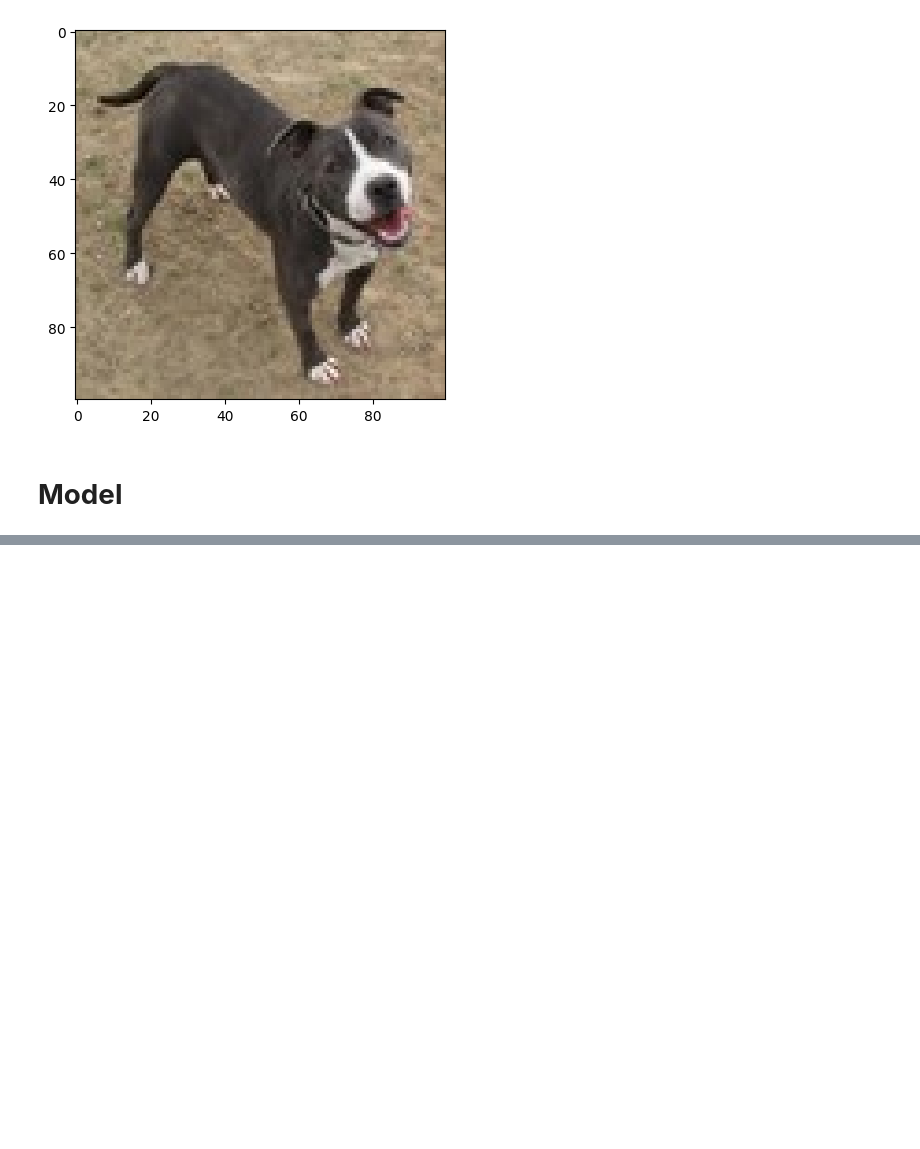
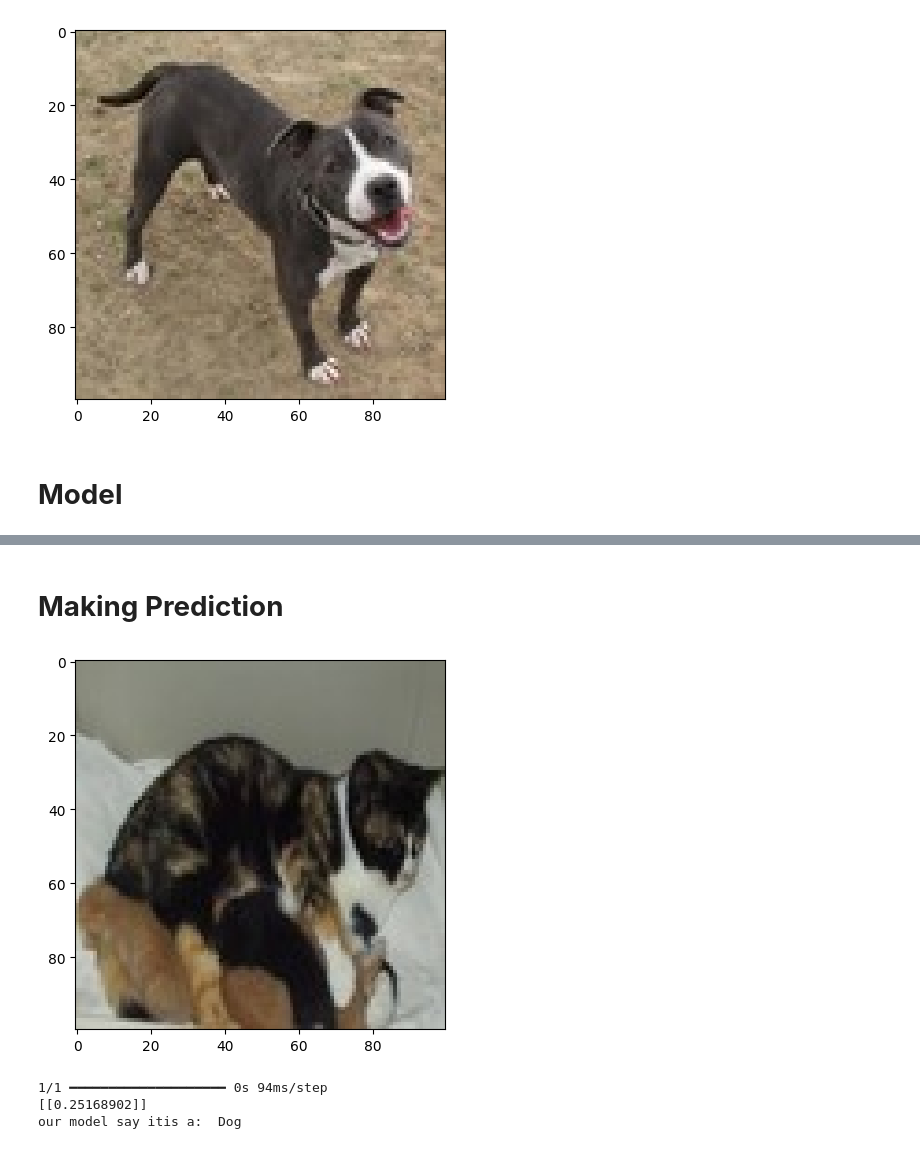
Before and after one commit to Amrishpurigoswami/first-, a Jupyter notebook: animal_classificetion.ipynb, the cells around one changed output, grey strips where cells are left out. Drawn from its saved outputs; the diff is of its cells as text; code cells hidden in the pictures; blank space fills up the shorter version.

```diff
--- a/animal_classificetion.ipynb
+++ b/animal_classificetion.ipynb
@@ -68,0 +72,2 @@ model.compile(optimizer = 'adam', loss = 'binary_crossentropy', metrics = ['accu
+# %%
+model.fit(X_train, Y_train, epochs = 5, batch_size = 64)
@@ -68,0 +91,20 @@ model.compile(optimizer = 'adam', loss = 'binary_crossentropy', metrics = ['accu
+# %% [markdown]
+# **Making Prediction**
+# %%
+idx2 = random.randint(0, len(Y_test))
+plt.imshow(X_test[idx2,:])
+#imshow
+plt.show()
+y_pred = model.predict(X_test [idx2, :].reshape(1, 100, 100, 3))
+print(y_pred)
+y_pred = y_pred > 0.5
+if (y_pred == 0):
+ pred= " Dog "
+else:
+ pred = " Cat "
+print("our model say itis a:", pred)
+# %% [output]
+[figure, added]
+1/1 ━━━━━━━━━━━━━━━━━━━━ 0s 94ms/step
+[[0.25168902]]
+our model say itis a:  Dog
```
Also changed, not shown: parts of 4 cells of this notebook.
